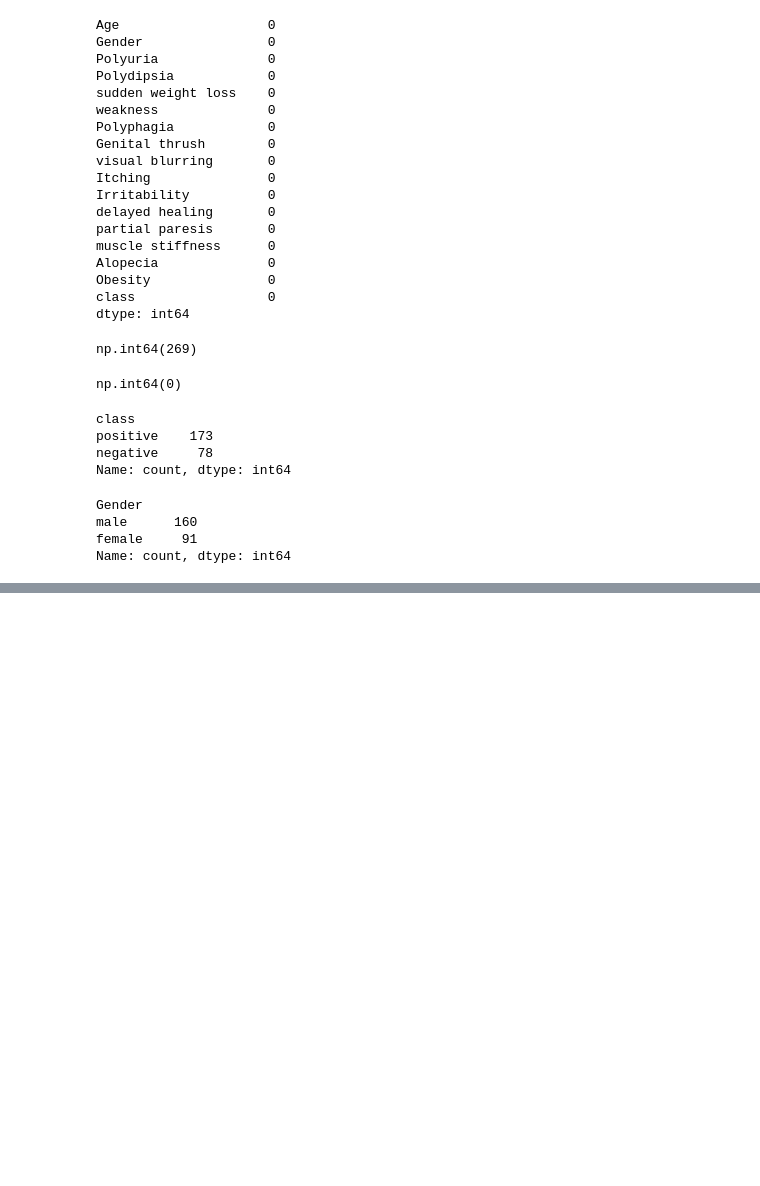
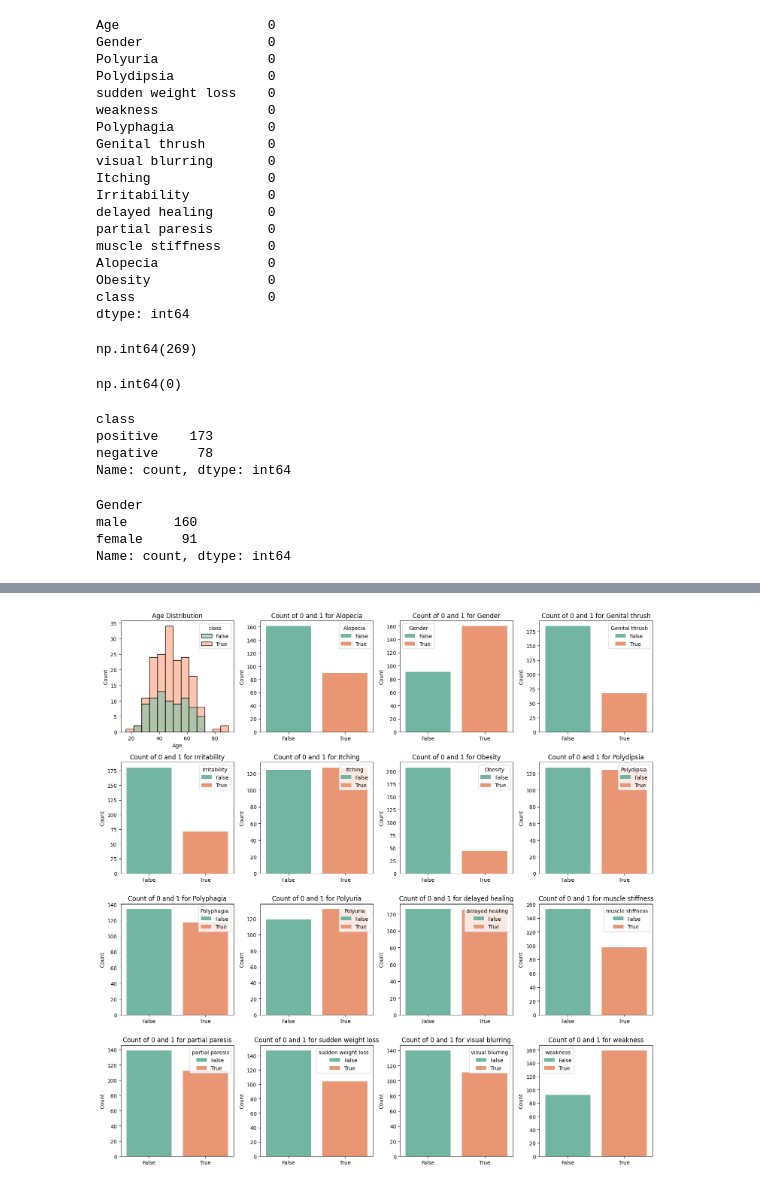
Before and after one commit to Ax3lrod/diabetes-risk-prediction-eda, a Jupyter notebook: eda.ipynb, the cells around one changed output, grey strips where cells are left out. Cells and saved outputs as stored; diff of their text form; code cells hidden in the pictures; blank space fills up the shorter version.

```diff
--- a/eda.ipynb
+++ b/eda.ipynb
@@ -164,0 +177,23 @@ data.head()
+# %%
+columns_to_visualize = data.columns.difference(['Age', 'class'])
+
+fig, axes = plt.subplots(nrows=4, ncols=4, figsize=(15, 15))
+axes = axes.flatten()
+
+# Relasi antara Age dan class
+sns.histplot(data=data, x='Age', hue='class', kde=False, ax=axes[0], palette='Set2')
+axes[0].set_title('Age Distribution')
+axes[0].set_xlabel('Age')
+axes[0].set_ylabel('Count')
+
+# Relasi antara variabel lain dengan class
+for i, col in enumerate(columns_to_visualize):
+    sns.countplot(x=data[col], hue=data[col], ax=axes[i+1], palette='Set2')
+    axes[i+1].set_title(f'Count of 0 and 1 for {col}')
+    axes[i+1].set_xlabel('')
+    axes[i+1].set_ylabel('Count')
+
+plt.tight_layout()
+plt.show()
+# %% [output]
+[figure, added]
```
Also changed, not shown: parts of 2 cells of this notebook.
